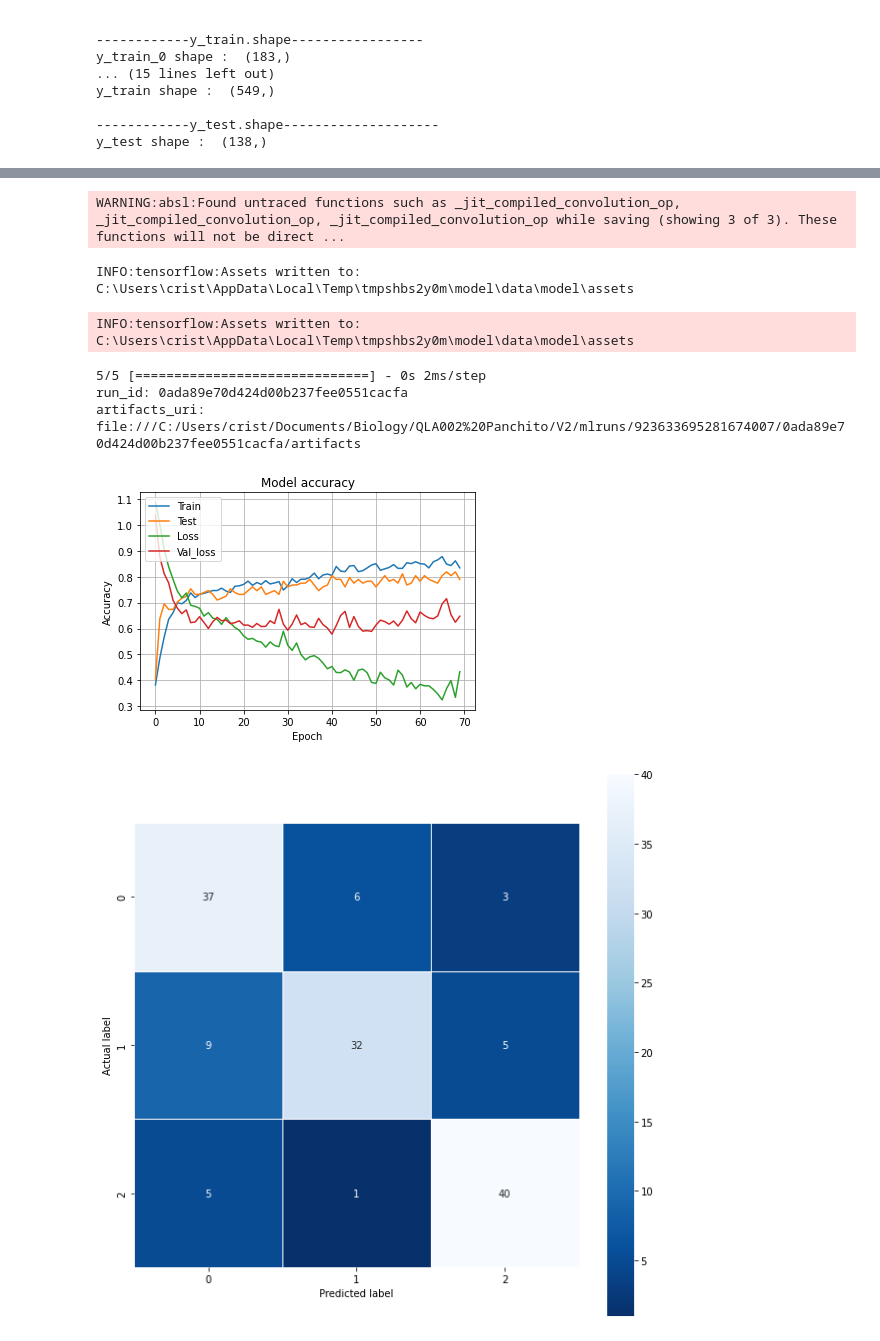
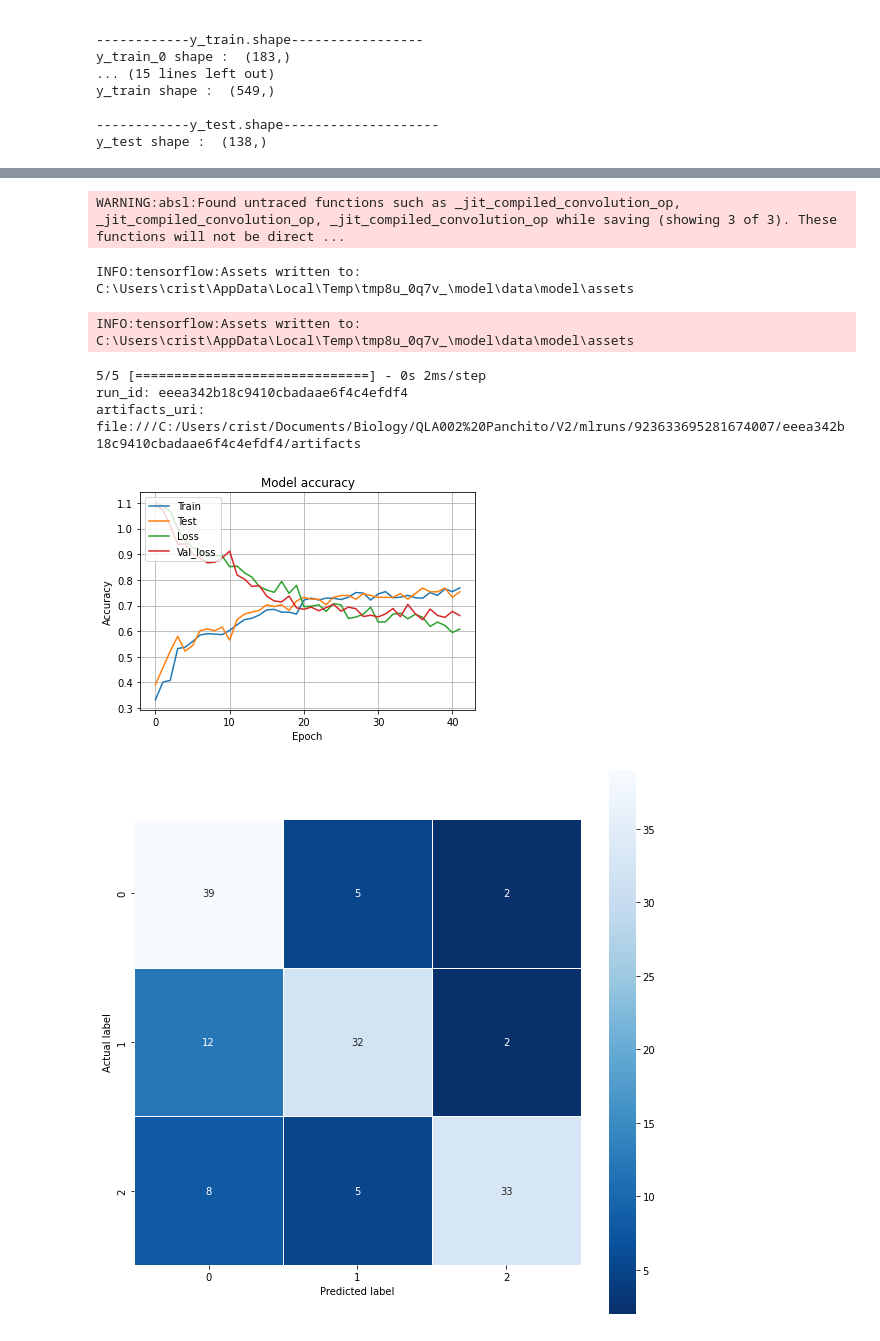
Before and after one commit to MorillaGit/quail_behavior_classifier, a Jupyter notebook: main.ipynb, the cells around one changed output, grey strips where cells are left out. Drawn from its saved outputs; the diff is of its cells as text; code cells hidden in the pictures.

```diff
--- a/main.ipynb
+++ b/main.ipynb
@@ -281,8 +278,5 @@ x_test shape: (138, 20, 12) - y_test shape: (138,)
 x_train reshape: (549, 20, 12, 1) - y_train reshape: (549,)
 # %%
-from src import deep_learning_module
-import importlib
-
 importlib.reload(deep_learning_module)
 history = deep_learning_module.run_experiment_cnn(  input_shape_dataset,
                                                     X_train,
@@ -290,15 +284,18 @@ history = deep_learning_module.run_experiment_cnn(  input_shape_dataset,
                                                     X_test,
                                                     y_test,
                                                     experiment_name = 'CNN_test',
-                                                    epochs=70,
+                                                    epochs=42,
                                                     # batch_size=8,
                                                     debug=True,
-                                                    optimizer = Adam,
                                                     learning_rate=0.001,
                                                     metrics = ['accuracy'],
+                                                    num_classes = 3,
                                                     loss = 'sparse_categorical_crossentropy',
-                                                    filters_cnn_base = [32, 64, 124],
-                                                    kernel_size_cnn_base = [(20,3), (3,3), (3,3)],
-                                                    pool_size_cnn_base = [(2,2), (2,2), (2,2)],
+                                                    filters_cnn_base = [8, 16, 16],
+                                                    kernel_size_cnn_base = [(10,3), (1,12), (1,1)],
+                                                    pool_size_cnn_base = [(1,1), (1,1), (1,1)],
+                                                    dropout_rate=[(0.2),(0.4),(0.6)],
+                                                    num_units_dense_base=[128, 64],
+                                                    padding_exp='same',
                                                     )
 # %% [output]
@@ -320,10 +317,10 @@ Trainable params: 219,487
 Non-trainable params: 0
 _________________________________________________________________
 WARNING:absl:Found untraced functions such as _jit_compiled_convolution_op, _jit_compiled_convolution_op, _jit_compiled_convolution_op while saving (showing 3 of 3). These functions will not be direct ...
-INFO:tensorflow:Assets written to: C:\Users\crist\AppData\Local\Temp\tmpshbs2y0m\model\data\model\assets
+INFO:tensorflow:Assets written to: C:\Users\crist\AppData\Local\Temp\tmp8u_0q7v_\model\data\model\assets
-INFO:tensorflow:Assets written to: C:\Users\crist\AppData\Local\Temp\tmpshbs2y0m\model\data\model\assets
+INFO:tensorflow:Assets written to: C:\Users\crist\AppData\Local\Temp\tmp8u_0q7v_\model\data\model\assets
 5/5 [==============================] - 0s 2ms/step
-run_id: 0ada89e70d424d00b237fee0551cacfa
-artifacts_uri: file:///C:/Users/crist/Documents/Biology/QLA002%20Panchito/V2/mlruns/923633695281674007/0ada89e70d424d00b237fee0551cacfa/artifacts
+run_id: eeea342b18c9410cbadaae6f4c4efdf4
+artifacts_uri: file:///C:/Users/crist/Documents/Biology/QLA002%20Panchito/V2/mlruns/923633695281674007/eeea342b18c9410cbadaae6f4c4efdf4/artifacts
-[figure, old version]
+[figure, new version]
-[figure, old version]
+[figure, new version]
```
Also changed, not shown: parts of 4 cells of this notebook.
